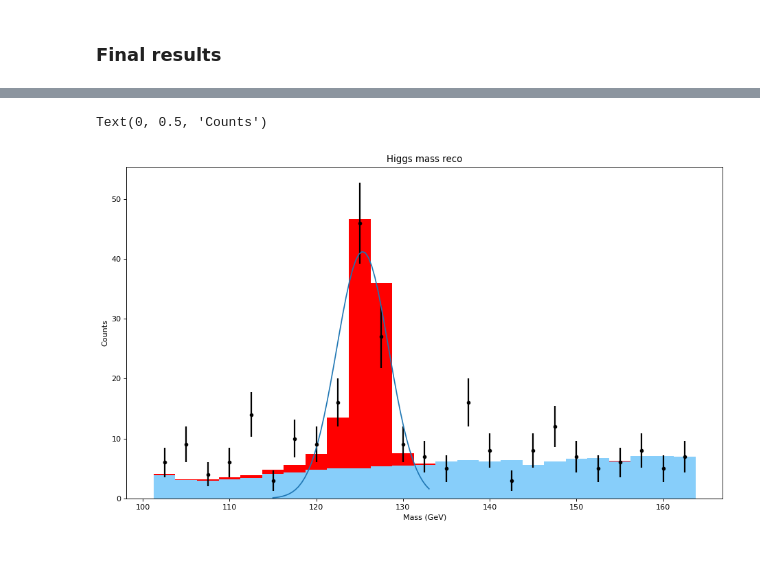
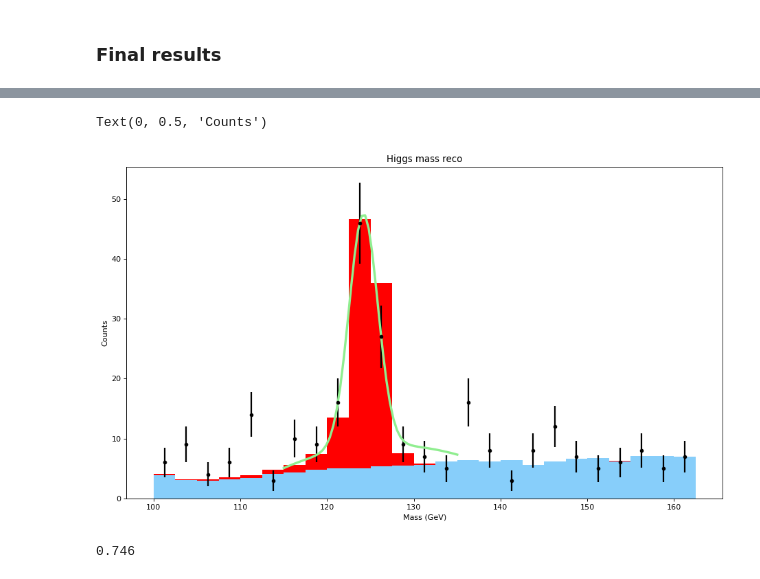
Before and after one commit to emabaci/LCP-mod.-B, a Jupyter notebook: final_project/Statistichal part.ipynb, the cells around one changed output, grey strips where cells are left out. Drawn from its saved outputs; the diff is of its cells as text; code cells hidden in the pictures.

```diff
--- a/final_project/Statistichal part.ipynb
+++ b/final_project/Statistichal part.ipynb
@@ -224,14 +223,13 @@ ax.set_zlabel( 'z' );
 # %% [output]
 [figure]
 # %%
-mu     = np.linspace( 1, 0.1, 9)
+mu = np.linspace( 1, 0.001, 1000)
 # %%
 # Find Theta_0_max obs and Theta_1_max obs:
 
 fun    = lambda x:  - log_likelihood([0,x])
 theta_0_obs  = sp.optimize.minimize(fun, 0.5, bounds=((-1, 1),))["x"]
 
-mu  = np.linspace( 1, 0.1, 9)
 theta_mu_obs = []
 
 for i in mu:
@@ -383,5 +438,6 @@ h->Fit(&f) ;
 # %%
-def exp(x, a= 7.81119, b = -1.06682):
-    return a*np.exp(b*x)
-x    = np.linspace(0., 190, 10000)
-y    = exp(x)
+def expo(x, a= 7.96444e+00 , b = -6.12061e-01):
+    return np.exp( a + b*x )
+
+x = np.linspace(1, 190, 10000)
+y = expo(x)
@@ -452,39 +515,42 @@ graph.Fit(&f) ;
 # %%
-Mass  = 125.35
-sigma = 3
+Mass  = 124.185
+sigma = 1.65675
+N =  3.88611e+01
+a = -4.07860e+02
+b = 6.55373e+00
+c = -2.57659e-02
+#N = 2.5*(sum(true_counts[6:13]))/(sigma*np.sqrt(2*np.pi))
+def fit_function( x, N = N, mu = Mass, sigma = sigma, a = a, b = b, c=c):
+    return ( N*np.exp( -( x - mu )**2/( 2*sigma**2 ))) + a + b*x + c*x*x
 
-N = 2.5*(sum(true_counts[6:13]))/(sigma*np.sqrt(2*np.pi))
-def gauss_function( x, N, mu, sigma, bias ):
-    return ( N*np.exp( -( x - mu )**2/( 2*sigma**2 ))) + bias
-
-x = np.linspace(115, 133)
-gaus_fit = ss.norm.pdf(x, Mass, sigma)*N
-gaus_fit = gauss_function(x, N, Mass, sigma, 0)
+x = np.linspace(115, 135)
+#gaus_fit = ss.norm.pdf(x, Mass, sigma)*N
+peak_fit = fit_function(x)
 # %%
 figure(figsize=(14, 8), dpi=80)
 
 width      = [bin_counts[1] - bin_counts[0]]
-bincenters = ( bin_counts[1:] + bin_counts[:-1] + width ) / 2
+bincenters = ( bin_counts[1:] + bin_counts[:-1]  ) / 2
 
 plt.errorbar( bincenters[0:25], true_counts[0:25],
               yerr   = np.sqrt(true_counts[0:25]),
               markersize  = 8,
               fmt    = '.',
               color  = 'black',
               linewidth = 2)
 
-plt.bar(bin_counts[1:26], sim_background_counts[0:25] + sim_signal_counts[0:25] ,
+plt.bar(bincenters[0:25], sim_background_counts[0:25] + sim_signal_counts[0:25] ,
         color = 'red', alpha = 1,
         width = width  )
-plt.bar(bin_counts[1:26], sim_background_counts[0:25] ,
+plt.bar(bincenters[0:25], sim_background_counts[0:25] ,
         color = 'lightskyblue', alpha = 1,
         width = width )
-plt.plot(x, gaus_fit)
+plt.plot(x, peak_fit, linewidth = 3, color ='lightgreen')
 
-ax.axvline(125.203, color='green', linestyle='dotted', linewidth=3, label = "q_obs")
+#ax.axvline(125.203, color='green', linestyle='dotted', linewidth=3, label = "q_obs")
 plt.title("Higgs mass reco")
 plt.xlabel("Mass (GeV)")
 plt.ylabel("Counts")
 # %% [output]
 Text(0, 0.5, 'Counts')
-[figure, old version]
+[figure, new version]
@@ -544,0 +557,7 @@ plt.yscale('log')
+# %%
+## cross section estimation:
+sigma_SM = 1
+sigma = mu_95*sigma_SM
+sigma
+# %% [output]
+0.746
```
Also changed, not shown: parts of 25 cells of this notebook, 1 other file.
